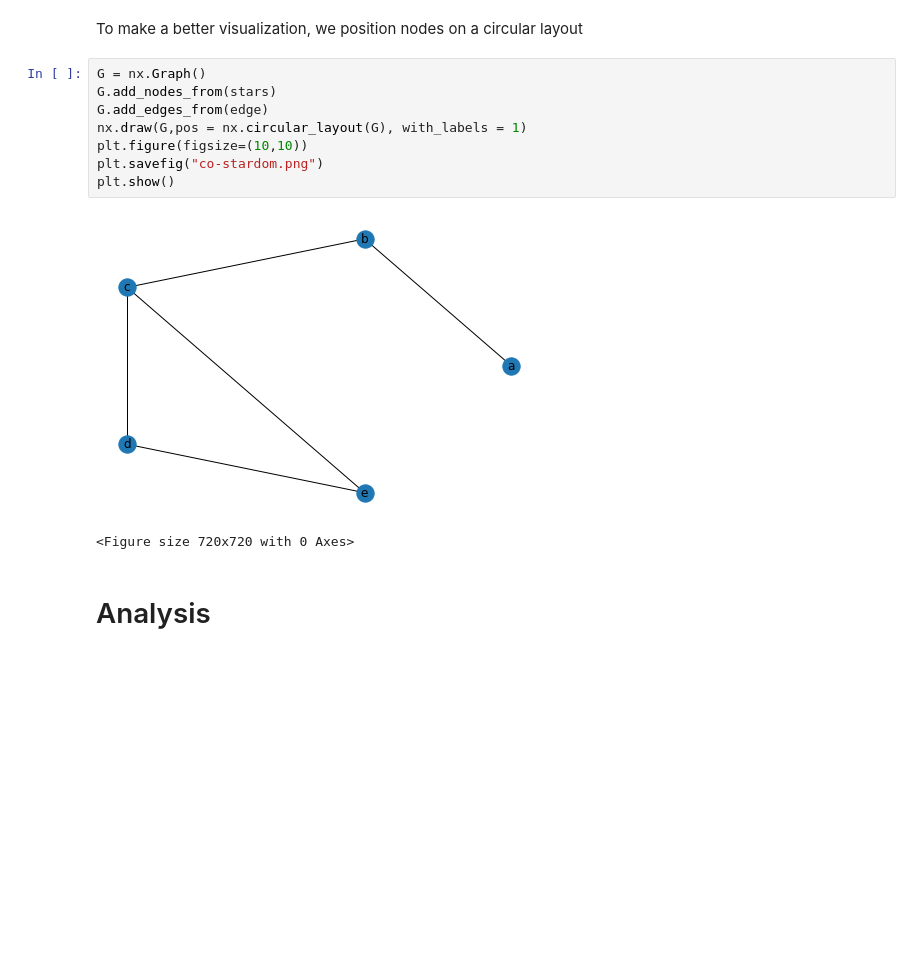
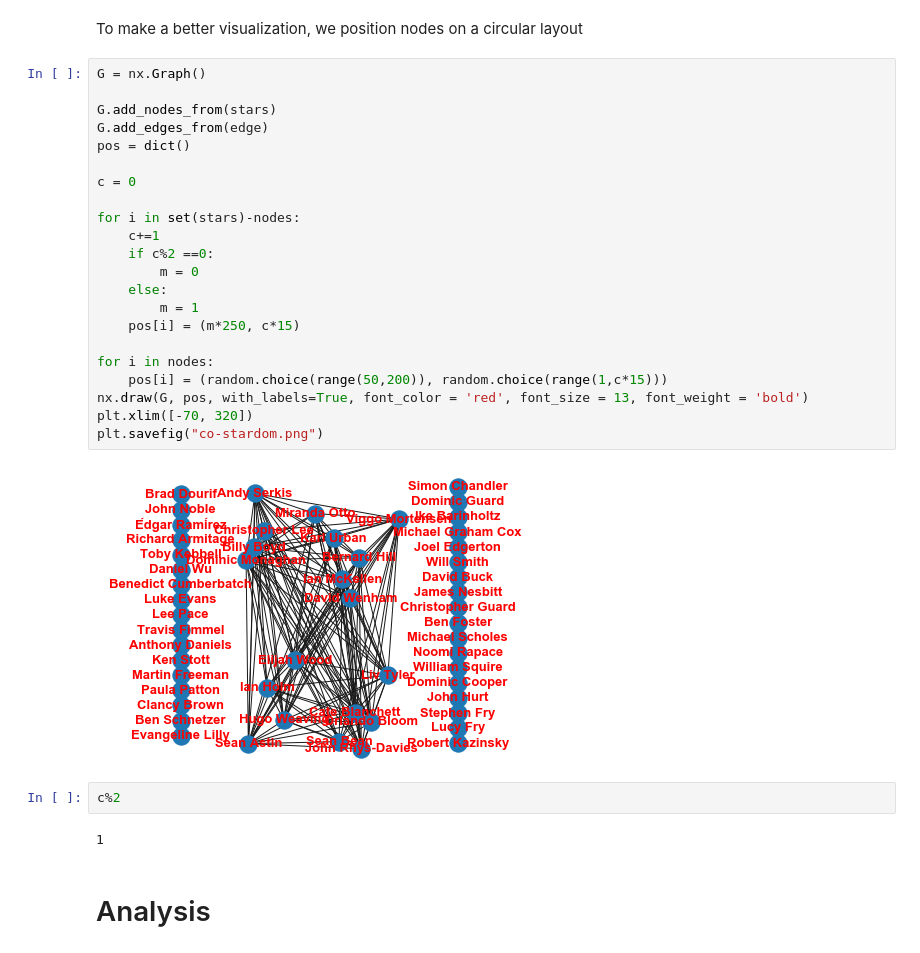
Before and after one commit to Simonerc95/HW3, a Jupyter notebook: bonus.ipynb, the cells around one changed output. Drawn from its saved outputs; the diff is of its cells as text; blank space fills up the shorter version.

```diff
--- a/bonus.ipynb
+++ b/bonus.ipynb
@@ -68,16 +160,33 @@ plt.show()
 # %% [markdown]
 To make a better visualization, we position nodes on a circular layout
-# %%
-G = nx.Graph()
-G.add_nodes_from(stars)
-G.add_edges_from(edge)
-nx.draw(G,pos = nx.circular_layout(G), with_labels = 1)
-plt.figure(figsize=(10,10))
-plt.savefig("co-stardom.png")
-plt.show()
-# %% [output]
-[figure, removed]
-<Figure size 720x720 with 0 Axes>
+# %%
+G = nx.Graph()
+
+G.add_nodes_from(stars)
+G.add_edges_from(edge)
+pos = dict()
+
+c = 0
+
+for i in set(stars)-nodes:
+    c+=1
+    if c%2 ==0:
+        m = 0
+    else:
+        m = 1
+    pos[i] = (m*250, c*15)
+
+for i in nodes:
+    pos[i] = (random.choice(range(50,200)), random.choice(range(1,c*15)))
+nx.draw(G, pos, with_labels=True, font_color = 'red', font_size = 13, font_weight = 'bold')
+plt.xlim([-70, 320])
+plt.savefig("co-stardom.png")
+# %% [output]
+[figure, added]
+# %%
+c%2
+# %% [output]
+1
 # %% [markdown]
 # Analysis
 # %% [markdown]
```
Also changed, not shown: parts of 20 cells of this notebook, 4 other files.
